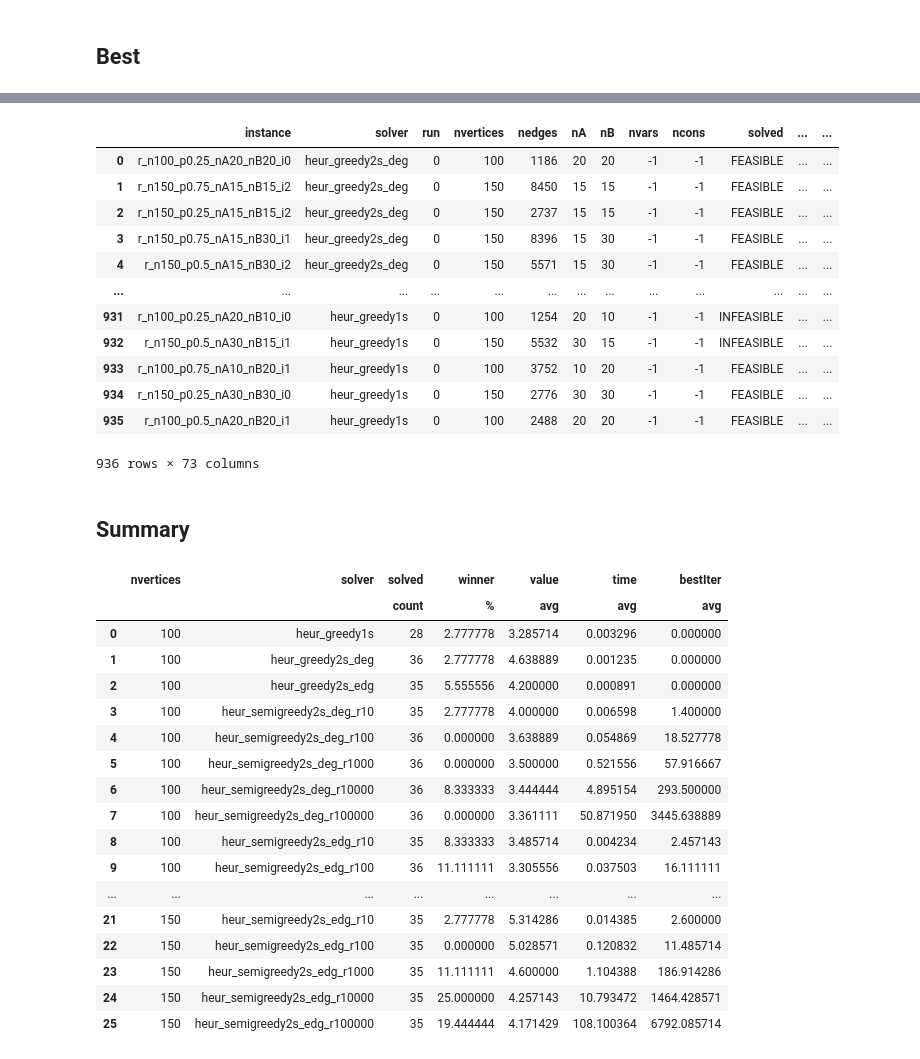
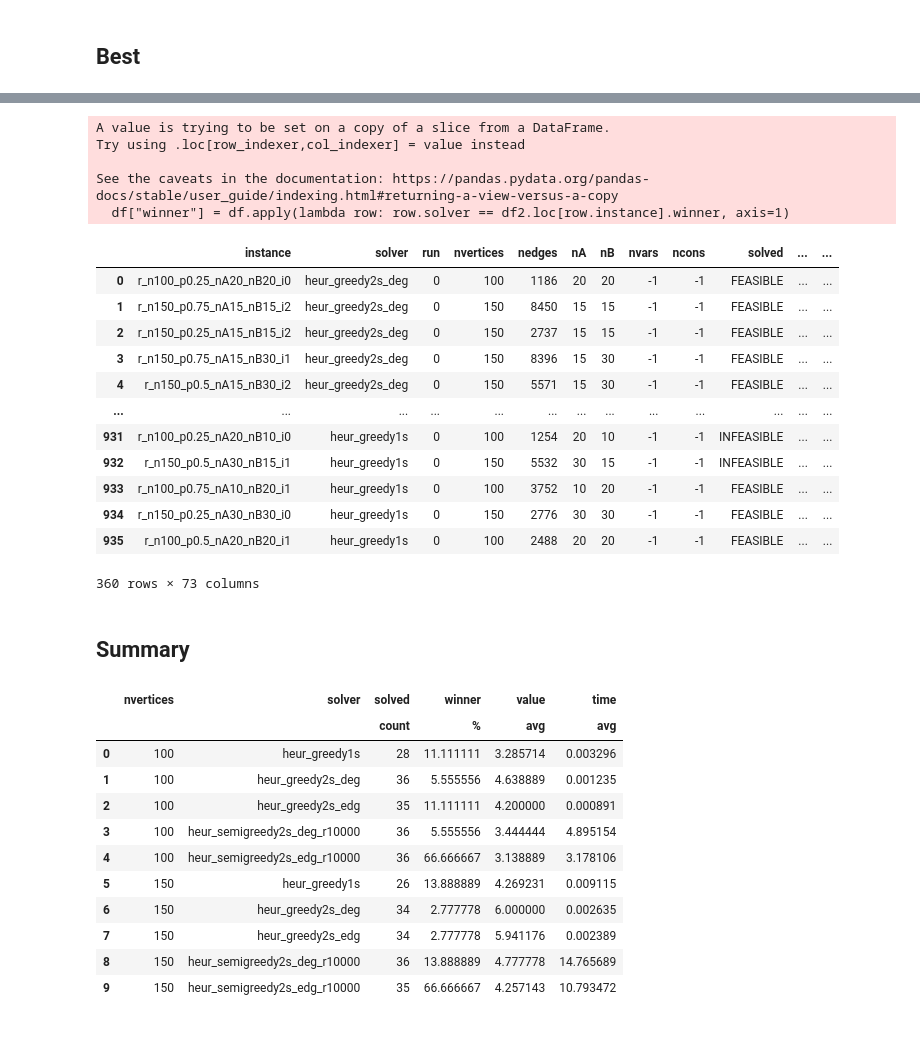
Before and after one commit to maurolucci/cfcol, a Jupyter notebook: experiments/exp1/analysis.ipynb, the cells around one changed output, grey strips where cells are left out. Cells and saved outputs as stored; diff of their text form; code cells hidden in the pictures.

Commit message:
We first choose the ideal number of iterations in semigreedy

```diff
--- a/experiments/exp1/analysis.ipynb
+++ b/experiments/exp1/analysis.ipynb
@@ -186,3 +186,12 @@ df_sg2
 | 17 | 150 | heur_semigreedy2s_edg_r1000 | 35 | 14.774131 | 1.104388 | 186.914286 |
 | 18 | 150 | heur_semigreedy2s_edg_r10000 | 35 | 22.238809 | 10.793472 | 1464.428571 |
 | 19 | 150 | heur_semigreedy2s_edg_r100000 | 35 | 23.736644 | 108.100364 | 6792.085714 |
+# %%
+# Filtramos los semigreedy que no hagan 10000 iteraciones
+rs = [10,100,1000,100000]
+sg_heurs = []
+for v in ["deg", "edg"]:
+    for r in rs:
+        sg_heurs.append("heur_semigreedy2s_"+v+"_r"+str(r))
+df = df[~df.solver.isin(sg_heurs)]
+df
@@ -190,7 +213,7 @@ df_sg2
 ## Best
 # %%
 # Pivot dataframe
-df2 = df.pivot(index="instance", columns="solver", values=["value","bestTime"])
+df2 = df.pivot(index="instance", columns="solver", values=["value","time"])
 df2
 # %% [output]
 |  | value |  |  |  |  | ... |
@@ -217,7 +240,7 @@ def get_winner_heur(row):
     n_heurs = int(len(row)/2)
     for i in range(n_heurs):
         h = df2.columns[i][1] # get heuristic's name
-        j = ("bestTime", h) # get column's name of the bestTime for h
+        j = ("time", h) # get column's name of the bestTime for h
         if (row.iloc[i] < min_value) or (row.iloc[i] == min_value and row[j] < min_time):
             best_heur = h
             min_value = row.iloc[i]
@@ -246,6 +269,11 @@ df2
 df["winner"] = df.apply(lambda row: row.solver == df2.loc[row.instance].winner, axis=1)
 df
 # %% [output]
+A value is trying to be set on a copy of a slice from a DataFrame.
+Try using .loc[row_indexer,col_indexer] = value instead
+
+See the caveats in the documentation: https://pandas.pydata.org/pandas-docs/stable/user_guide/indexing.html#returning-a-view-versus-a-copy
+  df["winner"] = df.apply(lambda row: row.solver == df2.loc[row.instance].winner, axis=1)
 |  | instance | solver | run | nvertices | nedges | nA | nB | nvars | ncons | solved | ... | ... |
 | 0 | r_n100_p0.25_nA20_nB20_i0 | heur_greedy2s_deg | 0 | 100 | 1186 | 20 | 20 | -1 | -1 | FEASIBLE | ... | ... |
 | 1 | r_n150_p0.75_nA15_nB15_i2 | heur_greedy2s_deg | 0 | 150 | 8450 | 15 | 15 | -1 | -1 | FEASIBLE | ... | ... |
@@ -258,36 +286,29 @@ df
 | 933 | r_n100_p0.75_nA10_nB20_i1 | heur_greedy1s | 0 | 100 | 3752 | 10 | 20 | -1 | -1 | FEASIBLE | ... | ... |
 | 934 | r_n150_p0.25_nA30_nB30_i0 | heur_greedy1s | 0 | 150 | 2776 | 30 | 30 | -1 | -1 | FEASIBLE | ... | ... |
 | 935 | r_n100_p0.5_nA20_nB20_i1 | heur_greedy1s | 0 | 100 | 2488 | 20 | 20 | -1 | -1 | FEASIBLE | ... | ... |
-936 rows × 73 columns
+360 rows × 73 columns
 # %% [markdown]
 ## Summary
 # %%
 df3 = df.groupby(["nvertices","solver"]).agg(
     {
         "solved": [("count", lambda x: (x == "FEASIBLE").sum())],
         "winner": [("%", lambda x: (x == True).sum() / len(x) * 100)],
         "value": [("avg", "mean")],
         "time": [("avg", "mean")],
-        "bestIter": [("avg", "mean")]
     }
 ).reset_index()
 df3
 # %% [output]
-|  | nvertices | solver | solved | winner | value | time | bestIter |
-|  |  |  | count | % | avg | avg | avg |
-| 0 | 100 | heur_greedy1s | 28 | 2.777778 | 3.285714 | 0.003296 | 0.000000 |
-| 1 | 100 | heur_greedy2s_deg | 36 | 2.777778 | 4.638889 | 0.001235 | 0.000000 |
-| 2 | 100 | heur_greedy2s_edg | 35 | 5.555556 | 4.200000 | 0.000891 | 0.000000 |
-| 3 | 100 | heur_semigreedy2s_deg_r10 | 35 | 2.777778 | 4.000000 | 0.006598 | 1.400000 |
-| 4 | 100 | heur_semigreedy2s_deg_r100 | 36 | 0.000000 | 3.638889 | 0.054869 | 18.527778 |
-| 5 | 100 | heur_semigreedy2s_deg_r1000 | 36 | 0.000000 | 3.500000 | 0.521556 | 57.916667 |
-| 6 | 100 | heur_semigreedy2s_deg_r10000 | 36 | 8.333333 | 3.444444 | 4.895154 | 293.500000 |
-| 7 | 100 | heur_semigreedy2s_deg_r100000 | 36 | 0.000000 | 3.361111 | 50.871950 | 3445.638889 |
-| 8 | 100 | heur_semigreedy2s_edg_r10 | 35 | 8.333333 | 3.485714 | 0.004234 | 2.457143 |
-| 9 | 100 | heur_semigreedy2s_edg_r100 | 36 | 11.111111 | 3.305556 | 0.037503 | 16.111111 |
-| ... | ... | ... | ... | ... | ... | ... | ... |
-| 21 | 150 | heur_semigreedy2s_edg_r10 | 35 | 2.777778 | 5.314286 | 0.014385 | 2.600000 |
-| 22 | 150 | heur_semigreedy2s_edg_r100 | 35 | 0.000000 | 5.028571 | 0.120832 | 11.485714 |
-| 23 | 150 | heur_semigreedy2s_edg_r1000 | 35 | 11.111111 | 4.600000 | 1.104388 | 186.914286 |
-| 24 | 150 | heur_semigreedy2s_edg_r10000 | 35 | 25.000000 | 4.257143 | 10.793472 | 1464.428571 |
-| 25 | 150 | heur_semigreedy2s_edg_r100000 | 35 | 19.444444 | 4.171429 | 108.100364 | 6792.085714 |
+|  | nvertices | solver | solved | winner | value | time |
+|  |  |  | count | % | avg | avg |
+| 0 | 100 | heur_greedy1s | 28 | 11.111111 | 3.285714 | 0.003296 |
+| 1 | 100 | heur_greedy2s_deg | 36 | 5.555556 | 4.638889 | 0.001235 |
+| 2 | 100 | heur_greedy2s_edg | 35 | 11.111111 | 4.200000 | 0.000891 |
+| 3 | 100 | heur_semigreedy2s_deg_r10000 | 36 | 5.555556 | 3.444444 | 4.895154 |
+| 4 | 100 | heur_semigreedy2s_edg_r10000 | 36 | 66.666667 | 3.138889 | 3.178106 |
+| 5 | 150 | heur_greedy1s | 26 | 13.888889 | 4.269231 | 0.009115 |
+| 6 | 150 | heur_greedy2s_deg | 34 | 2.777778 | 6.000000 | 0.002635 |
+| 7 | 150 | heur_greedy2s_edg | 34 | 2.777778 | 5.941176 | 0.002389 |
+| 8 | 150 | heur_semigreedy2s_deg_r10000 | 36 | 13.888889 | 4.777778 | 14.765689 |
+| 9 | 150 | heur_semigreedy2s_edg_r10000 | 35 | 66.666667 | 4.257143 | 10.793472 |
```
Also changed, not shown: parts of 4 cells of this notebook.
